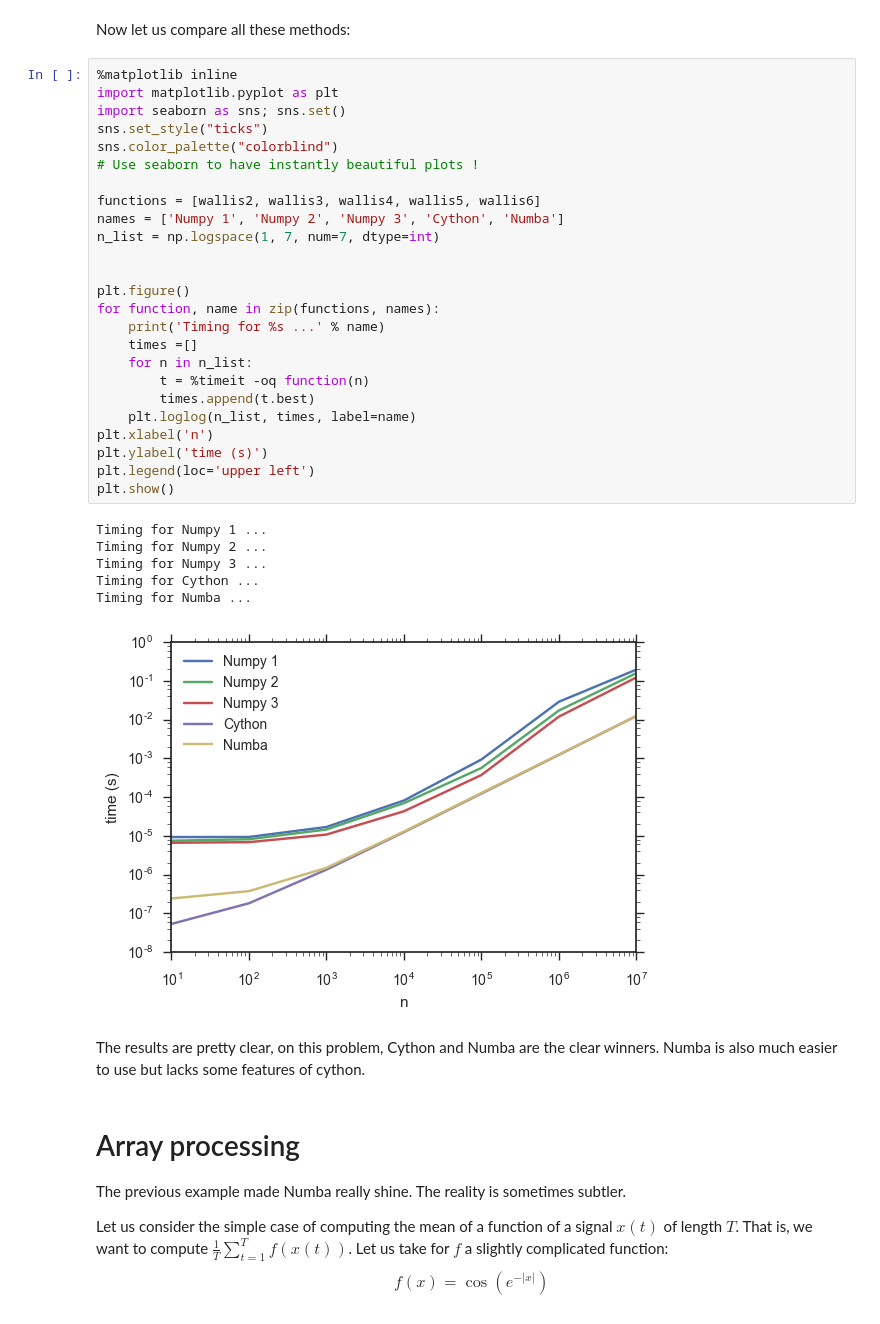
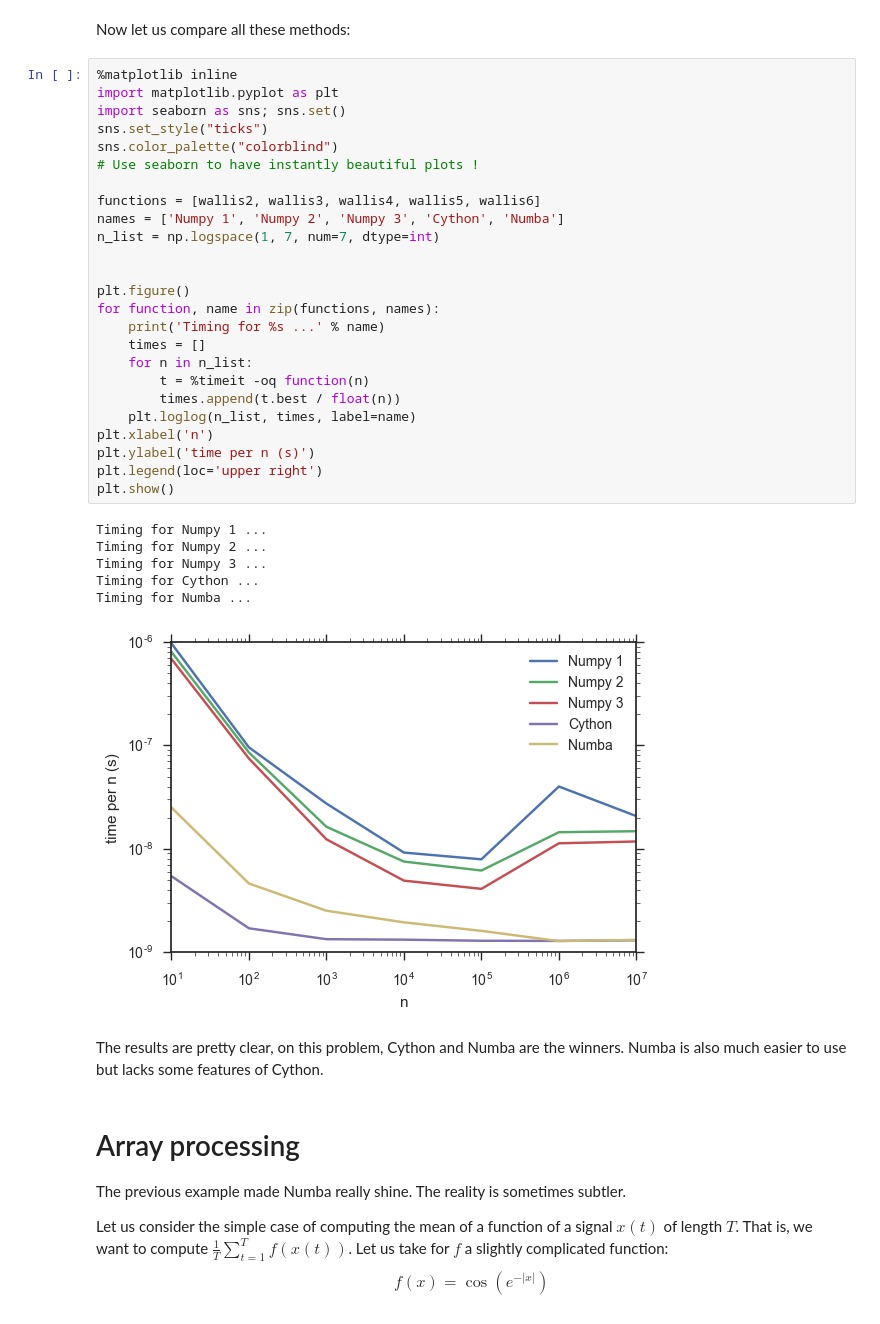
Before and after one commit to pierreablin/python-sessions, a Jupyter notebook: fast_python.ipynb, the cells around one changed output. Drawn from its saved outputs; the diff is of its cells as text.

```diff
--- a/fast_python.ipynb
+++ b/fast_python.ipynb
@@ -177,37 +180,37 @@ Now let us compare all these methods:
 # %%
 %matplotlib inline
 import matplotlib.pyplot as plt
 import seaborn as sns; sns.set()
 sns.set_style("ticks")
 sns.color_palette("colorblind")
 # Use seaborn to have instantly beautiful plots !
 
 functions = [wallis2, wallis3, wallis4, wallis5, wallis6]
 names = ['Numpy 1', 'Numpy 2', 'Numpy 3', 'Cython', 'Numba']
 n_list = np.logspace(1, 7, num=7, dtype=int)
 
 
 plt.figure()
 for function, name in zip(functions, names):
     print('Timing for %s ...' % name)
-    times =[]
+    times = []
     for n in n_list:
         t = %timeit -oq function(n)
-        times.append(t.best)
+        times.append(t.best / float(n))
     plt.loglog(n_list, times, label=name)
 plt.xlabel('n')
-plt.ylabel('time (s)')
-plt.legend(loc='upper left')
+plt.ylabel('time per n (s)')
+plt.legend(loc='upper right')
 plt.show()
 # %% [output]
 Timing for Numpy 1 ...
 Timing for Numpy 2 ...
 Timing for Numpy 3 ...
 Timing for Cython ...
 Timing for Numba ...
-[figure, old version]
+[figure, new version]
 # %% [markdown]
-The results are pretty clear, on this problem, Cython and Numba are the clear winners. Numba is also much easier to use but lacks some features of cython.
+The results are pretty clear, on this problem, Cython and Numba are the winners. Numba is also much easier to use but lacks some features of Cython.
 # %% [markdown]
 # Array processing
 
```
Also changed, not shown: parts of 7 cells of this notebook.
